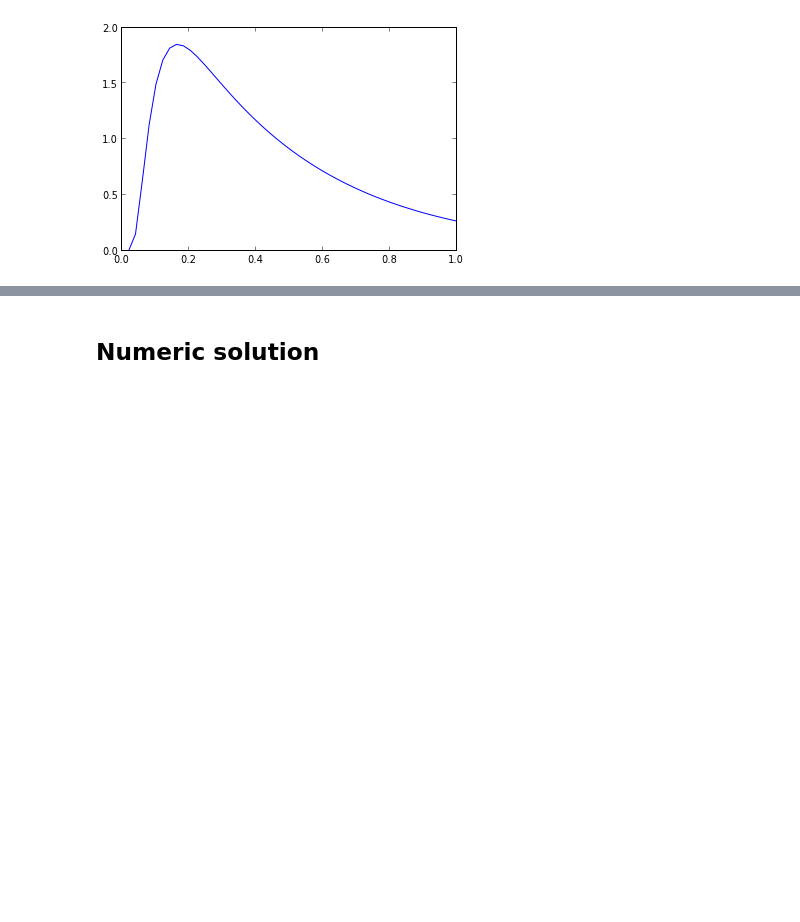
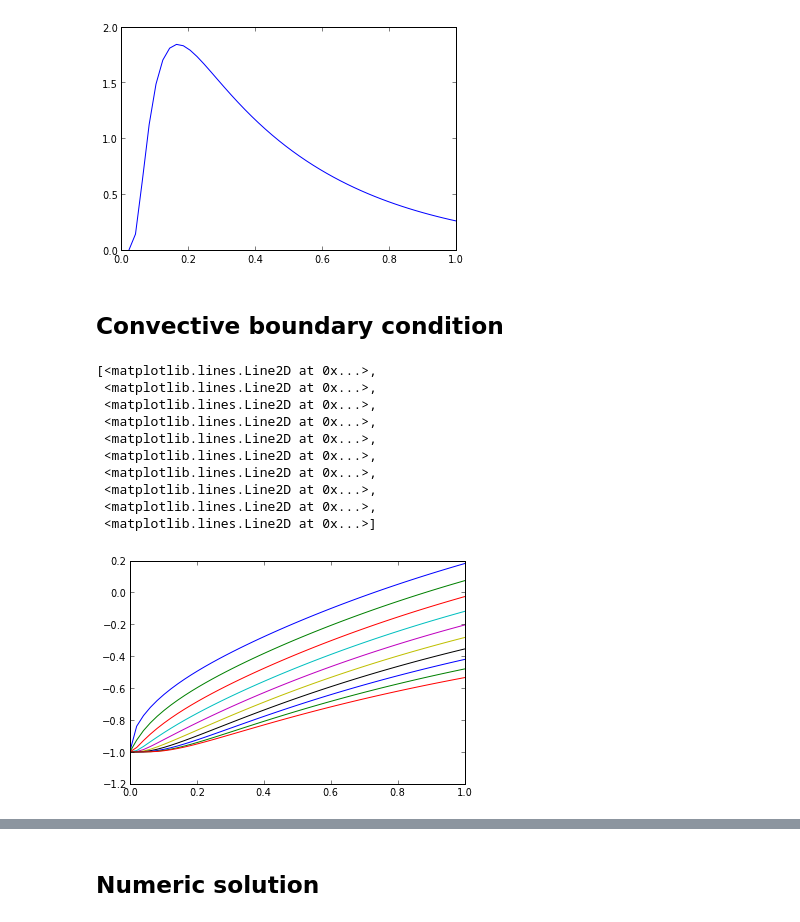
Before and after one commit to alchemyst/identification, a Jupyter notebook: Analytic solution.ipynb, the cells around one changed output, grey strips where cells are left out. Drawn from its saved outputs; the diff is of its cells as text; code cells hidden in the pictures; blank space fills up the shorter version.

```diff
--- a/Analytic solution.ipynb
+++ b/Analytic solution.ipynb
@@ -99,3 +111,5 @@ plot(t, -fluxkernel)
 # %% [output]
 [<matplotlib.lines.Line2D at 0x...>]
 [figure]
+# %% [markdown]
+## Convective boundary condition
@@ -101,0 +118,43 @@ plot(t, -fluxkernel)
+# %%
+L = 1
+alpha = 1
+k = 1
+h = 1
+n = 1
+
+def lambda_eq(lam):
+    return lam*k/h*tan(lam*L) - 1
+
+Nterms = 100
+t = atleast_2d(linspace(0, 1)).T
+x = linspace(0., L, 10)
+flux = -ones((len(t), len(x)))
+T = zeros((len(t), len(x))) + L - x
+fluxkernel = zeros_like(t)
+
+lambda_n = -pi/L/2.0
+for i in range(1, Nterms):
+    #lambda_n = scipy.optimize.newton(lambda_eq, lambda_n+pi/L*0.99)
+    lambda_n = i*pi/L
+    assert (i-1)*pi/L < lambda_n < i*pi/L
+
+    An = -4*((L**2*h*lambda_n - (h - k)*L*lambda_n)*sin(L*lambda_n) -
+h*cos(L*lambda_n) + h)/(2*L*h*lambda_n**2 + h*lambda_n*sin(2*L*lambda_n))
+    T += An*cos(lambda_n*x)*exp(-alpha*lambda_n**2*t)
+    flux += -1 * An * lambda_n * exp(-lambda_n**2*alpha*t)*sin(lambda_n*x)
+    fluxkernel += where(t==0, 0,
+                        An*alpha*lambda_n**3*exp(-alpha*lambda_n**2*t)*sin(lambda_n*L))
+# %%
+plot(t, T)
+# %% [output]
+[<matplotlib.lines.Line2D at 0x...>,
+ <matplotlib.lines.Line2D at 0x...>,
+ <matplotlib.lines.Line2D at 0x...>,
+ <matplotlib.lines.Line2D at 0x...>,
+ <matplotlib.lines.Line2D at 0x...>,
+ <matplotlib.lines.Line2D at 0x...>,
+ <matplotlib.lines.Line2D at 0x...>,
+ <matplotlib.lines.Line2D at 0x...>,
+ <matplotlib.lines.Line2D at 0x...>,
+ <matplotlib.lines.Line2D at 0x...>]
+[figure, added]
```
Also changed, not shown: parts of 15 cells of this notebook, 2 other files.
